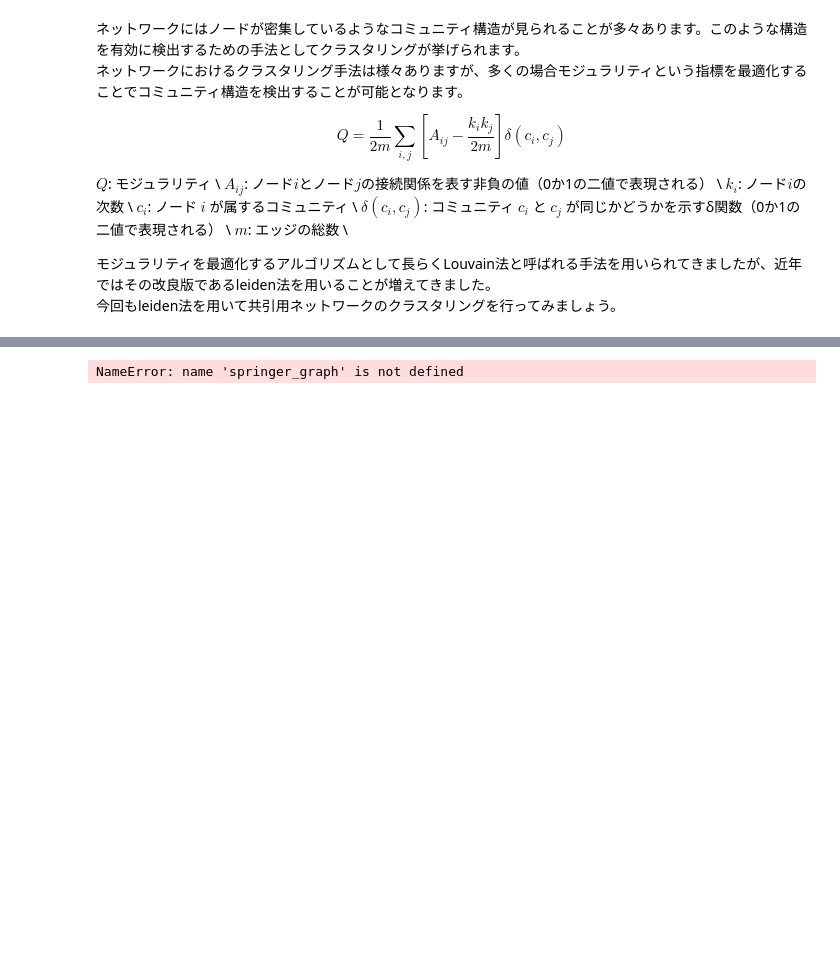
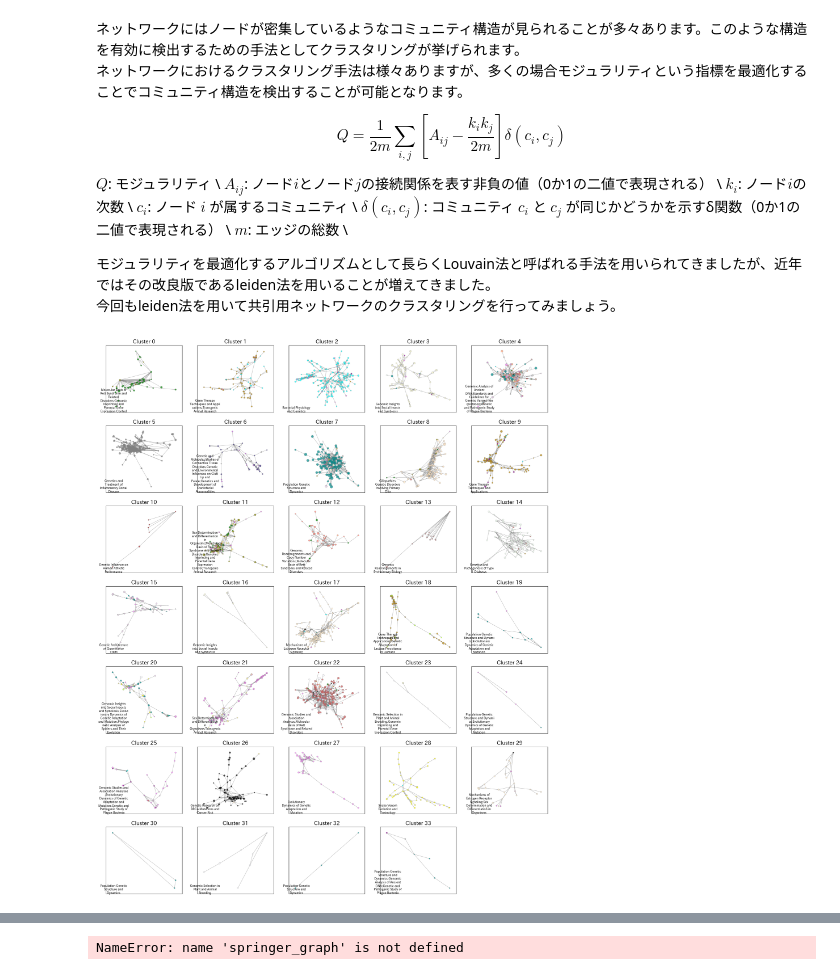
Before and after one commit to ScisciJP/tutorial_jp, a Jupyter notebook: 2_CitationClustering.ipynb, the cells around one changed output, grey strips where cells are left out. Saved outputs shown, nothing was run; the diff lists cells and outputs as text; code cells hidden in the pictures; blank space fills up the shorter version.

Commit message:
citation clustering

```diff
--- a/2_CitationClustering.ipynb
+++ b/2_CitationClustering.ipynb
@@ -289,3 +164,46 @@ $m$: エッジの総数 \\
 
 モジュラリティを最適化するアルゴリズムとして長らくLouvain法と呼ばれる手法を用いられてきましたが、近年ではその改良版であるleiden法を用いることが増えてきました。
 今回もleiden法を用いて共引用ネットワークのクラスタリングを行ってみましょう。
+# %%
+import networkx as nx
+import igraph as ig
+
+# Convert NetworkX graph to an iGraph graph
+ig_G = ig.Graph.from_networkx(largest_component_subgraph)
+
+# Run Leiden algorithm to cluster the graph with a specified number of clusters
+num_clusters = 5  # Specify the number of clusters
+partition = ig_G.community_leiden(objective_function="modularity", n_iterations=-1, resolution=1.0)
+
+# Assign cluster labels to nodes in the NetworkX graph
+cluster_labels = partition.membership
+# %%
+# Draw the graph with nodes colored according to their cluster membership
+
+# Create a dictionary to store the nodes of each cluster
+cluster_nodes = {cluster: [node for node, label in zip(largest_component_subgraph.nodes(), cluster_labels) if label == cluster] for cluster in set(cluster_labels)}
+topic_name = pd.read_csv("./supplementary/OpenAlex_topic_mapping_table.csv")
+
+# Draw the subgraphs for each cluster
+plt.figure(figsize=(24, 30))
+
+for cluster, nodes in cluster_nodes.items():
+    plt.subplot(len(cluster_nodes)//5+1, 5, cluster + 1)  # Create a subplot for each cluster
+
+    # Get the correct topic name that open alex has assigned
+    topics = works['primary_topic'][works["id"].isin(nodes)]
+    major_topics_cluster = topics.unique()[topics.value_counts()>len(topics)*0.1] # more than 10 % of node has the topic
+    major_topics_cluster_names = ";".join(topic_name["topic_name"][topic_name["topic_id"].isin(major_topics_cluster)].values)
+    wrapped_text = textwrap.fill(major_topics_cluster_names, width=20)
+
+    node_colors = [color_dict[works[works["id"]==node]['primary_topic'].values[0]] for node in nodes]
+    node_sizes = [10 * math.sqrt(largest_component_subgraph.degree()[node]) for node in nodes]
+
+    nx.draw_networkx_edges(largest_component_subgraph.subgraph(nodes), pos=pos, edge_color='gray',alpha=0.5)
+    nx.draw_networkx_nodes(largest_component_subgraph.subgraph(nodes), pos=pos, node_color=node_colors, node_size=node_sizes, edgecolors='gray',linewidths=0.5,alpha=0.7)
+    plt.title(f"Cluster {cluster}", fontsize=16)
+    plt.text(0.1, 0, wrapped_text, ha='center',fontsize=9, transform=plt.gca().transAxes)
+
+plt.show()
+# %% [output]
+[figure, added]
```
Also changed, not shown: parts of 46 cells of this notebook, 5 other files.
